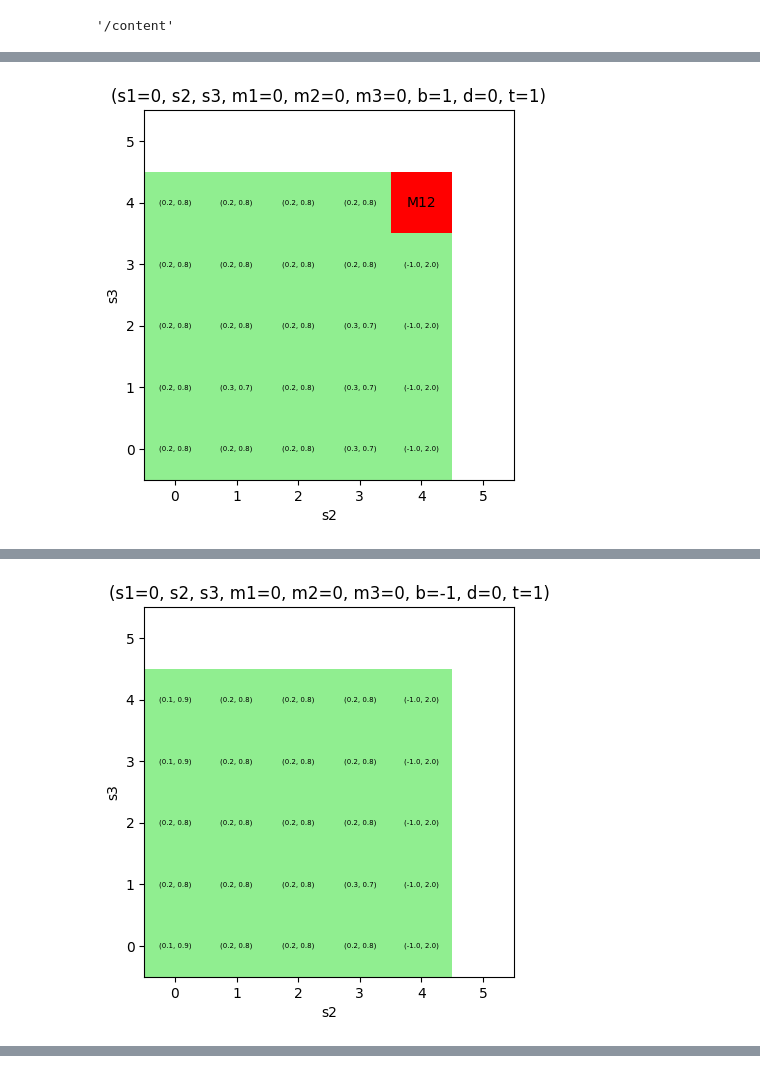
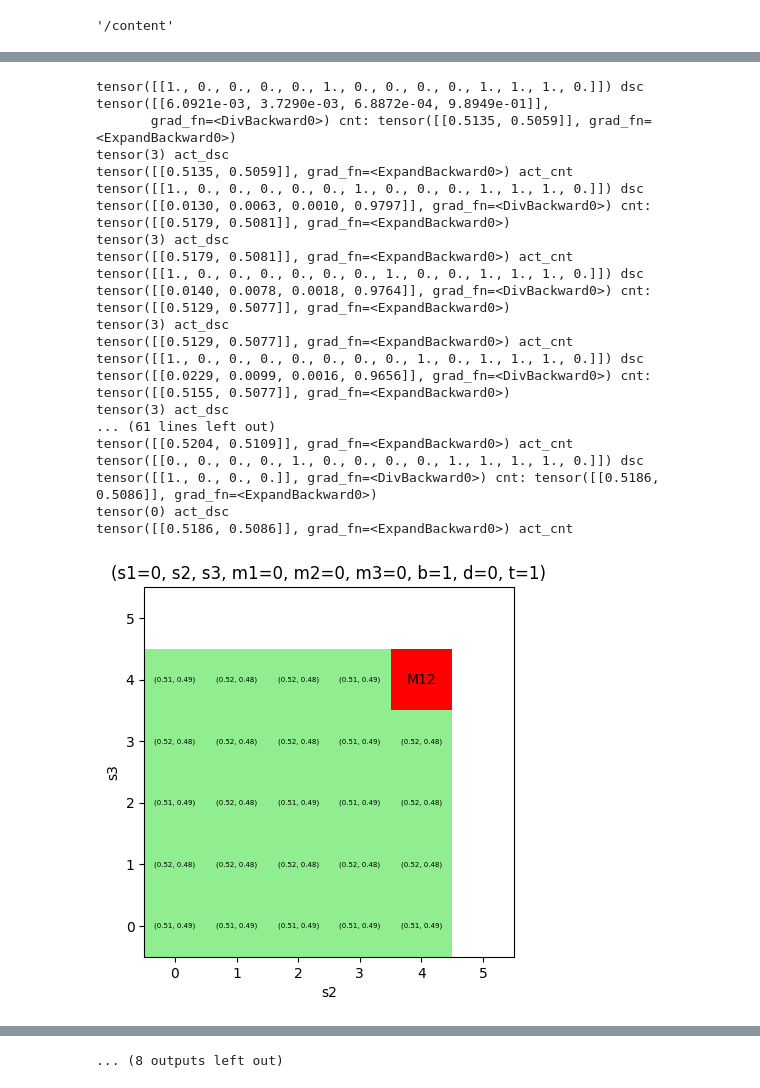
Before and after one commit to AbeTetsuyaR/AbePPO, a Jupyter notebook: AbePPO0807.ipynb, the cells around one changed output, grey strips where cells are left out. Saved outputs shown, nothing was run; the diff lists cells and outputs as text; code cells hidden in the pictures.

```diff
--- a/AbePPO0807.ipynb
+++ b/AbePPO0807.ipynb
@@ -350,6 +346,8 @@ class ActorNetwork(nn.Module):
         self.fc3 = nn.Linear(fc1_dims, fc3_dims)
 
         self.dsc = nn.Linear(fc2_dims, 2 ** n_units) #離散行動
+        # 以下に初期化コードを追加
+        self.init_dsc_weights()
 
         self.softmax = nn.Softmax(dim=-1)
         self.Tanh = nn.Tanh()
@@ -357,11 +355,28 @@ class ActorNetwork(nn.Module):
         self.mean = nn.Linear(fc3_dims, n_units)
         self.log_std = nn.Linear(fc3_dims, n_units)
 
+        # mean レイヤーの初期化
+        self.init_mean_weights()
+
         self.optimizer = optim.Adam(self.parameters(), lr=alpha)
         self.device = torch.device("cuda" if torch.cuda.is_available() else "cpu")
         self.to(self.device)
 
         self.scheduler_actor = optim.lr_scheduler.StepLR(self.optimizer, step_size=5, gamma=0.95)
+
+    def init_dsc_weights(self):
+        # ここで特定の出力確率を設定するための重みとバイアスを設定
+        with torch.no_grad():
+            # すべての出力がほぼ等しくなるように設定
+            self.dsc.weight.fill_(0.0)
+            # 特定の確率分布に調整
+            self.dsc.bias.data = torch.log(torch.tensor([0.03, 0.03, 0.03, 0.91]))  # logを取るのがポイント
+
+    def init_mean_weights(self):
+        # mean レイヤーの初期化
+        with torch.no_grad():
+            self.mean.weight.fill_(0.0)
+            self.mean.bias.fill_(0.0)  # ここで固定出力0.5を設定#0に変更
 
     #離散行動空間を制限するための関数, 返り値はmaskで制限されるところは-inf,されないところは1。返り値はバッチ数*2
     def create_dsc_mask(self, state): #state=[s,m,b,d,t], action=[P(replace), P(keep)]
@@ -426,7 +441,10 @@ class ActorNetwork(nn.Module):
         #連続行動の分布
         mean = self.mean(x3)
         mean = self.Tanh(mean)
-        mean = mean.masked_fill(second_mask, -1)
+
+        #mean = mean.masked_fill(second_mask, -1) #セカンドマスクを消す
+        mean = (mean+1)/2 #これで[0,1]になってほしい
+
         #print(dist_dsc, mean)
         #print(state)
         #print(dist_dsc)
@@ -491,7 +509,7 @@ os.getcwd()
 test_batch = 0
 class Agent:
     def __init__(self, n_units, n_states, MAX_maintenance_time, input_dims, beta=0.0005, GAE_lam=0.95, interval=24,
-                 alpha_actor=0.003, alpha_critic=0.01,
+                 alpha_actor=0.03, alpha_critic=0.01,
                  policy_clip=0.2, batch_size=512*4, n_epochs=4):
         self.beta = beta
         self.policy_clip = policy_clip
@@ -527,10 +545,11 @@ class Agent:
     def choose_action(self,observation):
         state = torch.tensor(np.array([observation]),dtype=torch.float).to(self.actor.device)
         dist_dsc, dist_cnt = self.actor(state)
+        print(state, "dsc:" ,dist_dsc.probs, "cnt:" ,dist_cnt.mean)
         value = self.critic(state)
         act_dsc = dist_dsc.sample()
         act_cnt = dist_cnt.sample()
-
+        #print(act_dsc)
         log_prob_dsc = torch.squeeze(dist_dsc.log_prob(act_dsc)).item()
         log_prob_cnt = torch.squeeze(dist_cnt.log_prob(act_cnt)).item()
 
@@ -544,8 +563,12 @@ class Agent:
     def choose_action_max_prob(self,observation):
         state = torch.tensor(np.array([observation]),dtype=torch.float).to(self.actor.device)
         dist_dsc, dist_cnt = self.actor(state)
+        print(state, "dsc", dist_dsc.probs, "cnt:",dist_cnt.mean)
         act_dsc = torch.argmax(dist_dsc.probs)
         act_cnt = dist_cnt.mean
+        print(act_dsc, "act_dsc")
+        print(act_cnt, "act_cnt")
+
         value = self.critic(state)
 
 
@@ -651,10 +674,10 @@ input_size = n_units * n_states + n_units * (MAX_maintenance_time+1) + 2 #MDPの
 action_size = 2**n_units  # 行動数は2^3個
 batch_size = 512*4#512-5120
 interval = 24
-alpha_actor = 0.0001
-alpha_critic = 0.0002
+alpha_actor = 0.001#ここを変更する
+alpha_critic = 0.002#ここを変更する
 n_epochs = 4
-policy_clip = 0.1
+policy_clip = 0.2
 beta=0.0005
 
 
@@ -671,7 +694,7 @@ agent = Agent(n_units=n_units,
               n_epochs=n_epochs)
 env = Environment()
 # %%
-num_episode = 64
+num_episode = 2*4*32 #1.5時間？ 2*64
 best_reward = -np.inf
 episode_reward_history = []
 avg_cost = 0
@@ -843,7 +880,7 @@ def plot_action(ax, center_x, center_y, act_dsc, act_cnt):
     elif act_dsc==2:
         ax.text(center_x,center_y,f'M2',ha='center', va='center')
     else: #稼働継続
-        ax.text(center_x, center_y,f'{(round(act_cnt[0],1),round(1-act_cnt[0],1))}',ha='center', va='center',fontsize=5)
+        ax.text(center_x, center_y,f'{(round(act_cnt[0],2),round(1-act_cnt[0],2))}',ha='center', va='center',fontsize=5)
 
 
 def optimal_policy(s1,m1,m2,m3,b,d,t):
@@ -875,31 +912,48 @@ optimal_policy(s1=2,m1=0,m2=0,m3=0,b=1,d=0,t=1)
 optimal_policy(s1=3,m1=0,m2=0,m3=0,b=1,d=0,t=1)
 optimal_policy(s1=4,m1=0,m2=0,m3=0,b=1,d=0,t=1)
 optimal_policy(s1=4,m1=0,m2=0,m3=0,b=0,d=0,t=1)
 #optimal_policy(s1=0,m1=1,m2=1,m3=0,b=1,d=0,t=1)
 #optimal_policy(s1=0,m1=0,m2=0,m3=0,b=1,d=0,t=0.5)
 optimal_policy(s1=0,m1=0,m2=0,m3=0,b=-1,d=0,t=1)
 optimal_policy(s1=1,m1=0,m2=0,m3=0,b=-1,d=0,t=1)
 optimal_policy(s1=2,m1=0,m2=0,m3=0,b=-1,d=0,t=1)
 optimal_policy(s1=3,m1=0,m2=0,m3=0,b=-1,d=0,t=1)
 #optimal_policy(s1=4,m1=0,m2=0,m3=0,b=-1,d=-1,t=0.3)
 #optimal_policy(s1=0,m1=0,m2=0,m3=0,b=-1,d=-1,t=0.3)
 #optimal_policy(s1=1,m1=0,m2=0,m3=0,b=-1,d=-1,t=0.3)
 #optimal_policy(s1=2,m1=0,m2=0,m3=0,b=-1,d=-1,t=0.3)
 #optimal_policy(s1=3,m1=0,m2=0,m3=0,b=-1,d=-1,t=0.3)
 #optimal_policy(s1=4,m1=0,m2=0,m3=0,b=-1,d=-1,t=0.3)
 s1 = 4
 s2 = 4
 s3 = 4
 m1 = 0
 m2 = 0
 m3 = 0
 inventory = 0
 #demand = 0
 remain_interval = 1
 level_ohe, mstatus_ohe = one_hot_encoding(levels=[s1,s2,s3],maintenance_status=[m1,m2,m3])
 state = level_ohe + mstatus_ohe + list([inventory,demand,remain_interval])
 #act_dsc, act_cnt, log_prob, val = agent.choose_action_max_prob(state)
 #act_dsc = act_dsc.item()
 #act_dsc
 # %% [output]
+tensor([[1., 0., 0., 0., 0., 1., 0., 0., 0., 0., 1., 1., 1., 0.]]) dsc tensor([[6.0921e-03, 3.7290e-03, 6.8872e-04, 9.8949e-01]],
+       grad_fn=<DivBackward0>) cnt: tensor([[0.5135, 0.5059]], grad_fn=<ExpandBackward0>)
+tensor(3) act_dsc
+tensor([[0.5135, 0.5059]], grad_fn=<ExpandBackward0>) act_cnt
+tensor([[1., 0., 0., 0., 0., 0., 1., 0., 0., 0., 1., 1., 1., 0.]]) dsc tensor([[0.0130, 0.0063, 0.0010, 0.9797]], grad_fn=<DivBackward0>) cnt: tensor([[0.5179, 0.5081]], grad_fn=<ExpandBackward0>)
+tensor(3) act_dsc
+tensor([[0.5179, 0.5081]], grad_fn=<ExpandBackward0>) act_cnt
+tensor([[1., 0., 0., 0., 0., 0., 0., 1., 0., 0., 1., 1., 1., 0.]]) dsc tensor([[0.0140, 0.0078, 0.0018, 0.9764]], grad_fn=<DivBackward0>) cnt: tensor([[0.5129, 0.5077]], grad_fn=<ExpandBackward0>)
+tensor(3) act_dsc
+tensor([[0.5129, 0.5077]], grad_fn=<ExpandBackward0>) act_cnt
+tensor([[1., 0., 0., 0., 0., 0., 0., 0., 1., 0., 1., 1., 1., 0.]]) dsc tensor([[0.0229, 0.0099, 0.0016, 0.9656]], grad_fn=<DivBackward0>) cnt: tensor([[0.5155, 0.5077]], grad_fn=<ExpandBackward0>)
+tensor(3) act_dsc
+... (61 lines left out)
+tensor([[0.5204, 0.5109]], grad_fn=<ExpandBackward0>) act_cnt
+tensor([[0., 0., 0., 0., 1., 0., 0., 0., 0., 1., 1., 1., 1., 0.]]) dsc tensor([[1., 0., 0., 0.]], grad_fn=<DivBackward0>) cnt: tensor([[0.5186, 0.5086]], grad_fn=<ExpandBackward0>)
+tensor(0) act_dsc
+tensor([[0.5186, 0.5086]], grad_fn=<ExpandBackward0>) act_cnt
-[figure, old version]
+[figure, new version]
@@ -911 +1049,0 @@ state = level_ohe + mstatus_ohe + list([inventory,demand,remain_interval])
-[figure, removed]
@@ -914,0 +1050 @@ state = level_ohe + mstatus_ohe + list([inventory,demand,remain_interval])
+... (8 outputs left out)
```
Also changed, not shown: parts of 4 cells of this notebook.
